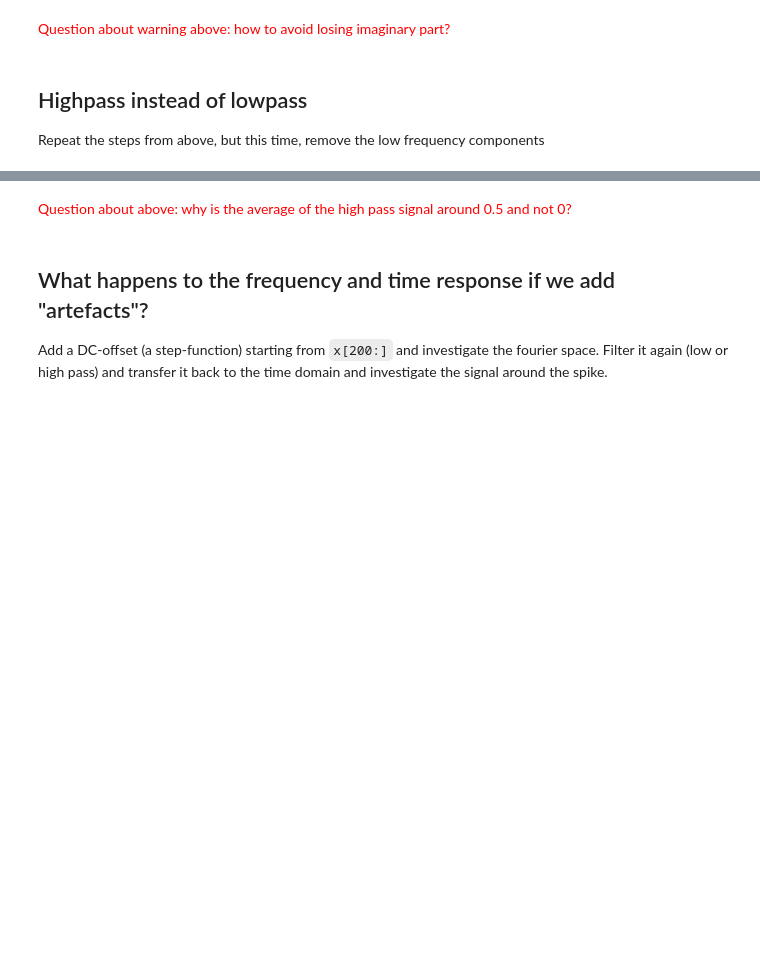
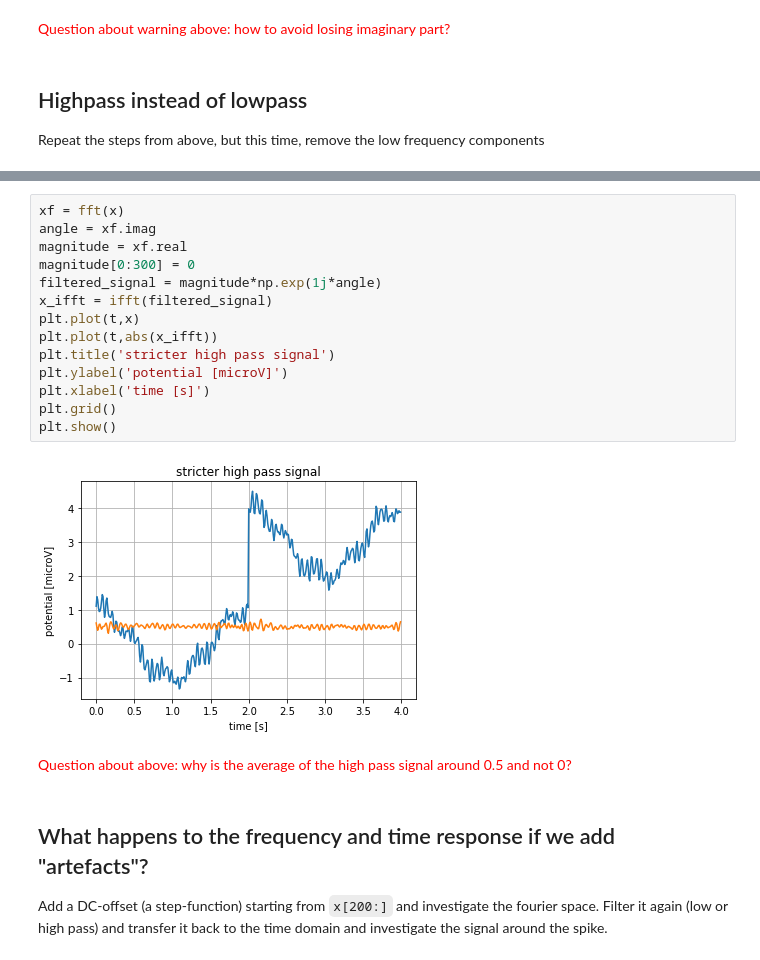
Before and after one commit to christianreiser/course_eeg_WS2020, a Jupyter notebook: exercises/ex2.ipynb, the cells around one changed output, grey strips where cells are left out. Cells and saved outputs as stored; diff of their text form; blank space fills up the shorter version.

```diff
--- a/exercises/ex2.ipynb
+++ b/exercises/ex2.ipynb
@@ -152,3 +151,19 @@ plt.show()
+# %%
+xf = fft(x)
+angle = xf.imag
+magnitude = xf.real
+magnitude[0:300] = 0
+filtered_signal = magnitude*np.exp(1j*angle)
+x_ifft = ifft(filtered_signal)
+plt.plot(t,x)
+plt.plot(t,abs(x_ifft))
+plt.title('stricter high pass signal')
+plt.ylabel('potential [microV]')
+plt.xlabel('time [s]')
+plt.grid()
+plt.show()
+# %% [output]
+[figure, added]
 # %% [markdown]
 <span style="color:red">Question about above: why is the average of the high pass signal around 0.5 and not 0?</span>
 # %% [markdown]
```
Also changed, not shown: parts of 2 cells of this notebook.
